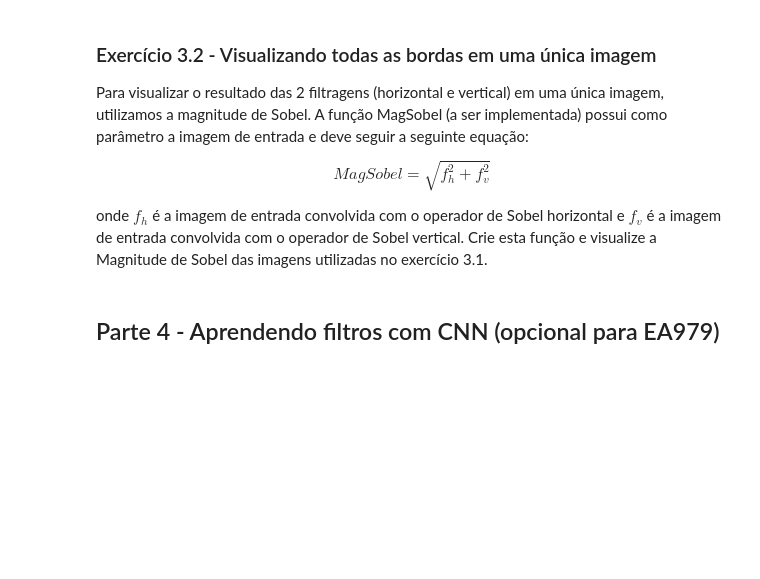
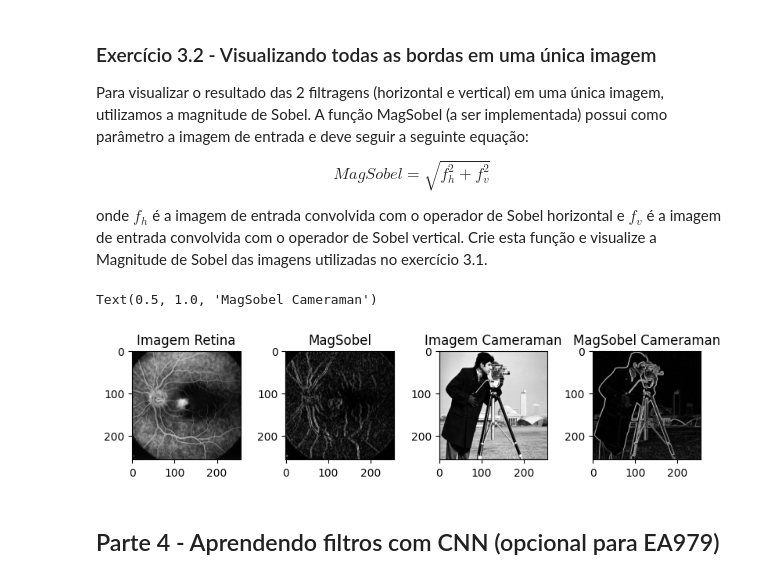
Before and after one commit to UNICAMP-EA979/2026s1-pi04-filtragem-bizzome, a Jupyter notebook: Atividade.ipynb, the cells around one changed output. Cells and saved outputs as stored; diff of their text form; code cells hidden in the pictures; blank space fills up the shorter version.

```diff
--- a/Atividade.ipynb
+++ b/Atividade.ipynb
@@ -307,8 +307,8 @@ img_fixed = img2.astype(float)
 fv = np.array([[1,0,-1],[2,0,-2],[1,0,-1]])
 fh = np.array([[1,2,1],[0,0,0],[-1,-2,-1]])
 
-img_fv = convolve(img_fixed, fv)
-img_fh = convolve(img_fixed, fh)
+img2_fv = convolve(img_fixed, fv)
+img2_fh = convolve(img_fixed, fh)
 
 fig, axs = plt.subplots(1,3, figsize = (8, 8))
 plt.tight_layout()
@@ -318,11 +318,11 @@ plt.imshow(img2, cmap = 'gray')
 plt.title('Imagem Original')
 
 plt.subplot(132)
-plt.imshow(img_fv, cmap = 'gray')
+plt.imshow(img2_fv, cmap = 'gray')
 plt.title('Imagem Filtro Vertical')
 
 plt.subplot(133)
-plt.imshow(img_fh, cmap = 'gray')
+plt.imshow(img2_fh, cmap = 'gray')
 plt.title('Imagem Filtro Horizontal')
 # %% [output]
 Text(0.5, 1.0, 'Imagem Filtro Horizontal')
@@ -340,3 +338,29 @@ onde $f_h$ é a imagem de entrada convolvida com o operador de Sobel horizontal
+# %%
+# Seu código aqui
+sobel = ((img_fv ** 2) + (img_fv ** 2)) ** (1/2)
+sobel_2 = ((img2_fv ** 2) + (img2_fh ** 2)) ** (1/2)
+
+fig, axs = plt.subplots(1, 4, figsize = (8, 8))
+plt.tight_layout()
+
+plt.subplot(141)
+plt.imshow(img1, cmap = 'gray')
+plt.title('Imagem Retina')
+
+plt.subplot(142)
+plt.imshow(sobel, cmap = 'gray')
+plt.title('MagSobel')
+
+plt.subplot(143)
+plt.imshow(img2, cmap = 'gray')
+plt.title('Imagem Cameraman')
+
+plt.subplot(144)
+plt.imshow(sobel_2, cmap = 'gray')
+plt.title('MagSobel Cameraman')
+# %% [output]
+Text(0.5, 1.0, 'MagSobel Cameraman')
+[figure, added]
 # %% [markdown]
 ## Parte 4 - Aprendendo filtros com CNN (opcional para EA979)
 # %% [markdown]
```
Also changed, not shown: parts of 2 cells of this notebook.
